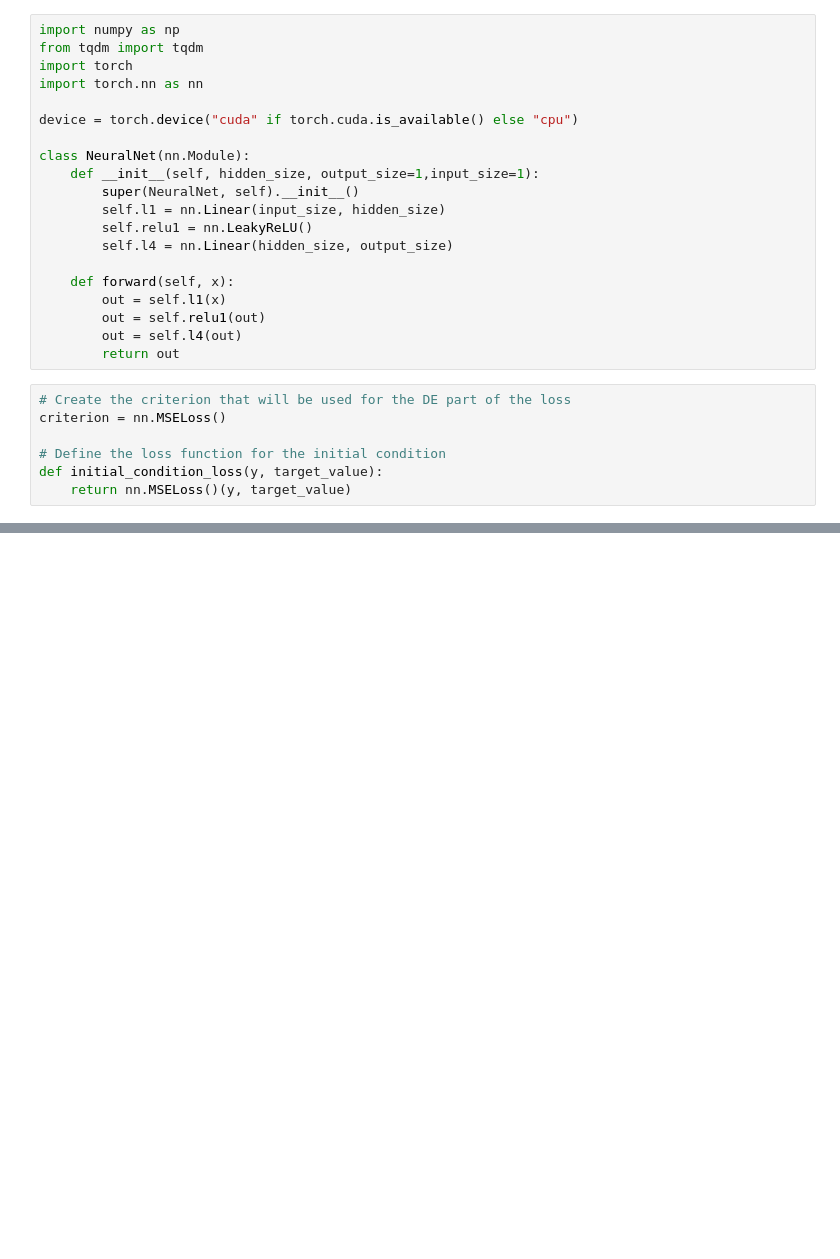
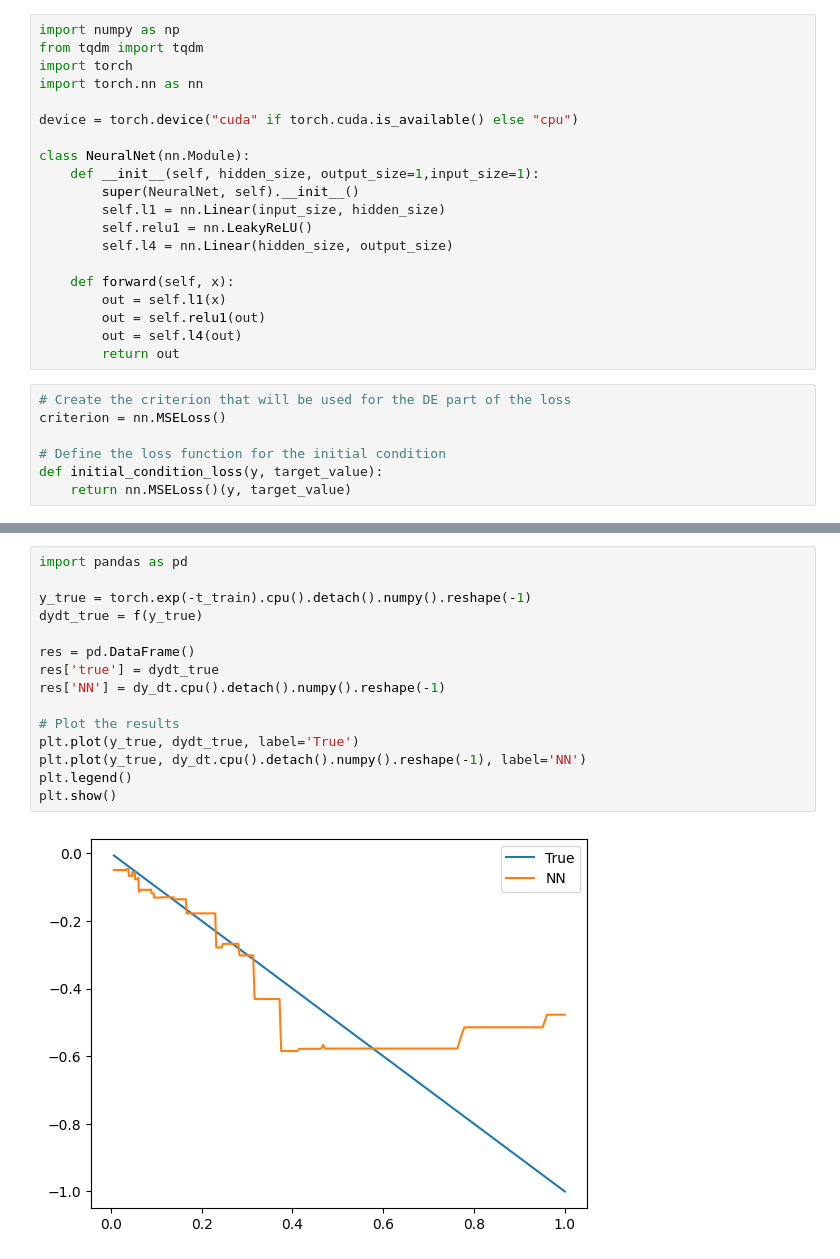
Before and after one commit to costasmexis/ModelMind, a Jupyter notebook: tutorial_B.ipynb, the cells around one changed output, grey strips where cells are left out. Cells and saved outputs as stored; diff of their text form; blank space fills up the shorter version.

```diff
--- a/tutorial_B.ipynb
+++ b/tutorial_B.ipynb
@@ -88,0 +78,17 @@ plt.show()
+# %%
+import pandas as pd
+
+y_true = torch.exp(-t_train).cpu().detach().numpy().reshape(-1)
+dydt_true = f(y_true)
+
+res = pd.DataFrame()
+res['true'] = dydt_true
+res['NN'] = dy_dt.cpu().detach().numpy().reshape(-1)
+
+# Plot the results
+plt.plot(y_true, dydt_true, label='True')
+plt.plot(y_true, dy_dt.cpu().detach().numpy().reshape(-1), label='NN')
+plt.legend()
+plt.show()
+# %% [output]
+[figure, added]
```
Also changed, not shown: parts of 5 cells of this notebook.
